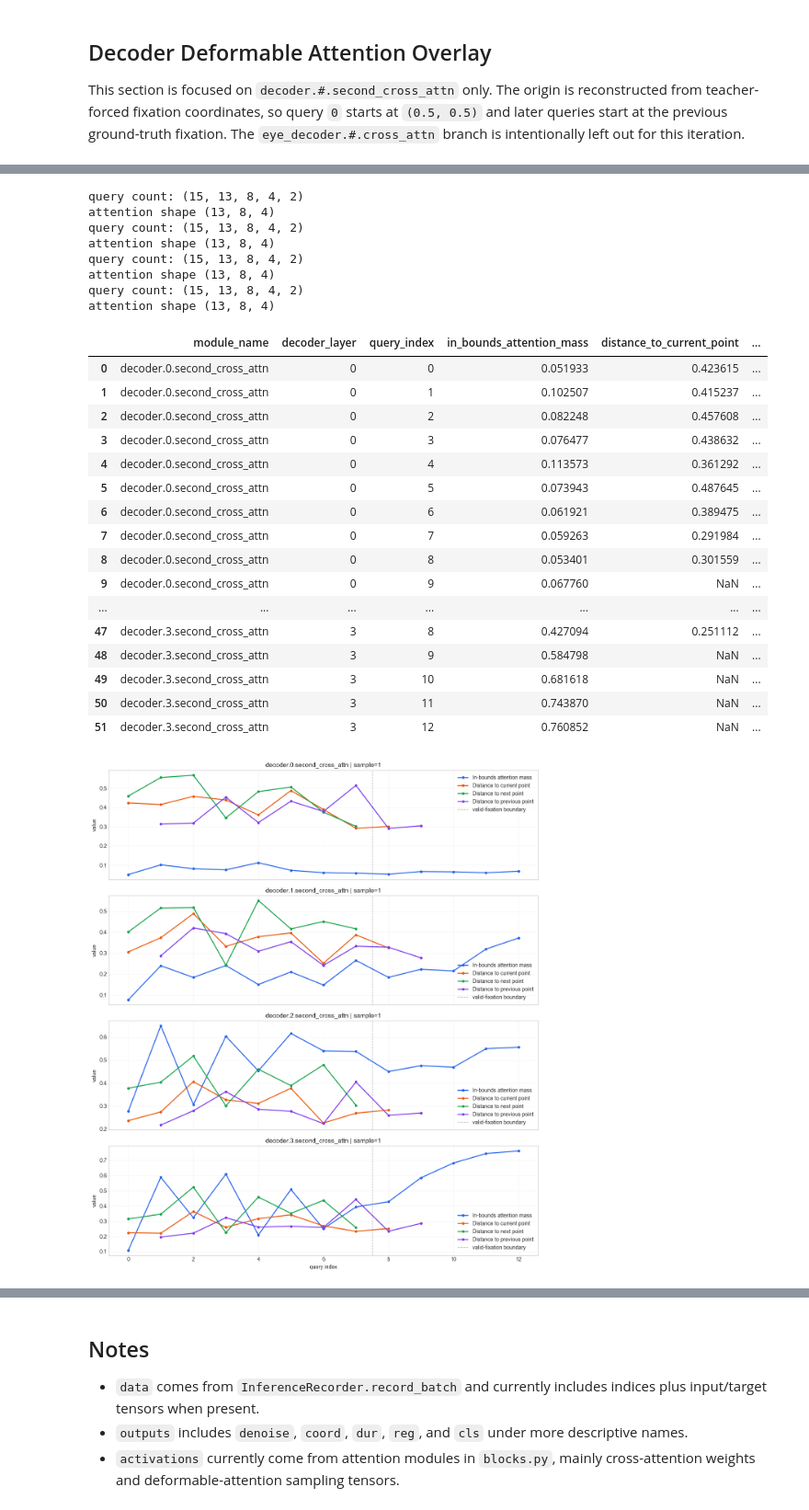
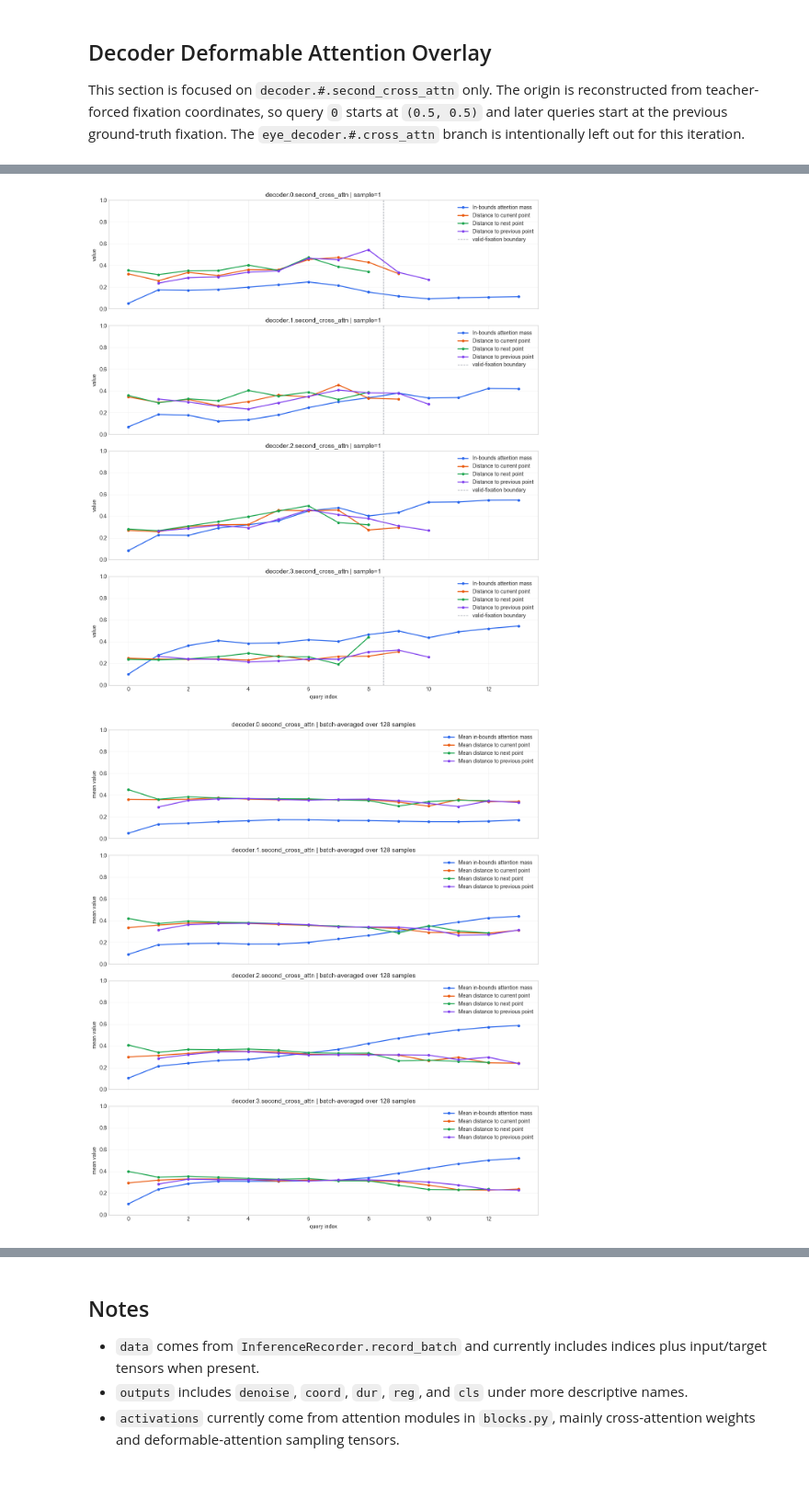
Before and after one commit to Leo00010011/From-Noisy-Eye-Tracking-To-Scanpath, a Jupyter notebook: src/notebooks/review_inference_recorder.ipynb, the cells around one changed output, grey strips where cells are left out. Shown at 92% size. Saved outputs shown, nothing was run; the diff lists cells and outputs as text; code cells hidden in the pictures; blank space fills up the shorter version.

```diff
--- a/src/notebooks/review_inference_recorder.ipynb
+++ b/src/notebooks/review_inference_recorder.ipynb
@@ -228,32 +156,13 @@ if payload is not None:
         payload,
         sample_index=sample_index,
     )
-    display(decoder_query_profiles)
+    # display(decoder_query_profiles)
 # %% [output]
-query count: (15, 13, 8, 4, 2)
-attention shape (13, 8, 4)
-query count: (15, 13, 8, 4, 2)
-attention shape (13, 8, 4)
-query count: (15, 13, 8, 4, 2)
-attention shape (13, 8, 4)
-query count: (15, 13, 8, 4, 2)
-attention shape (13, 8, 4)
-|  | module_name | decoder_layer | query_index | in_bounds_attention_mass | distance_to_current_point | ... |
-| 0 | decoder.0.second_cross_attn | 0 | 0 | 0.051933 | 0.423615 | ... |
-| 1 | decoder.0.second_cross_attn | 0 | 1 | 0.102507 | 0.415237 | ... |
-| 2 | decoder.0.second_cross_attn | 0 | 2 | 0.082248 | 0.457608 | ... |
-| 3 | decoder.0.second_cross_attn | 0 | 3 | 0.076477 | 0.438632 | ... |
-| 4 | decoder.0.second_cross_attn | 0 | 4 | 0.113573 | 0.361292 | ... |
-| 5 | decoder.0.second_cross_attn | 0 | 5 | 0.073943 | 0.487645 | ... |
-| 6 | decoder.0.second_cross_attn | 0 | 6 | 0.061921 | 0.389475 | ... |
-| 7 | decoder.0.second_cross_attn | 0 | 7 | 0.059263 | 0.291984 | ... |
-| 8 | decoder.0.second_cross_attn | 0 | 8 | 0.053401 | 0.301559 | ... |
-| 9 | decoder.0.second_cross_attn | 0 | 9 | 0.067760 | NaN | ... |
-| ... | ... | ... | ... | ... | ... | ... |
-| 47 | decoder.3.second_cross_attn | 3 | 8 | 0.427094 | 0.251112 | ... |
-| 48 | decoder.3.second_cross_attn | 3 | 9 | 0.584798 | NaN | ... |
-| 49 | decoder.3.second_cross_attn | 3 | 10 | 0.681618 | NaN | ... |
-| 50 | decoder.3.second_cross_attn | 3 | 11 | 0.743870 | NaN | ... |
-| 51 | decoder.3.second_cross_attn | 3 | 12 | 0.760852 | NaN | ... |
-[figure, old version]
+[figure, new version]
+# %%
+if payload is not None:
+    batch_decoder_query_profiles = plot_batch_decoder_attention_query_profiles(payload)
+    # display(batch_decoder_query_profiles)
+# %% [output]
+[figure, added]
 # %%
```
Also changed, not shown: parts of 22 cells of this notebook, 3 other files.
